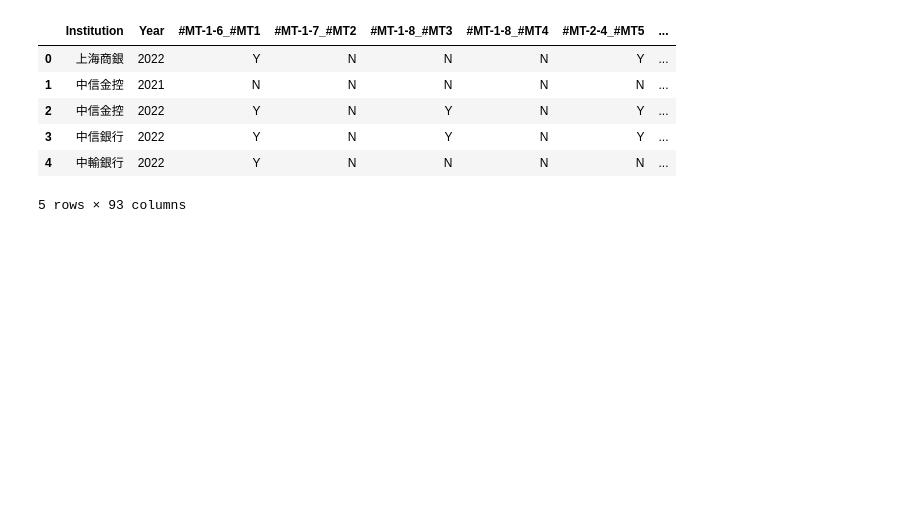
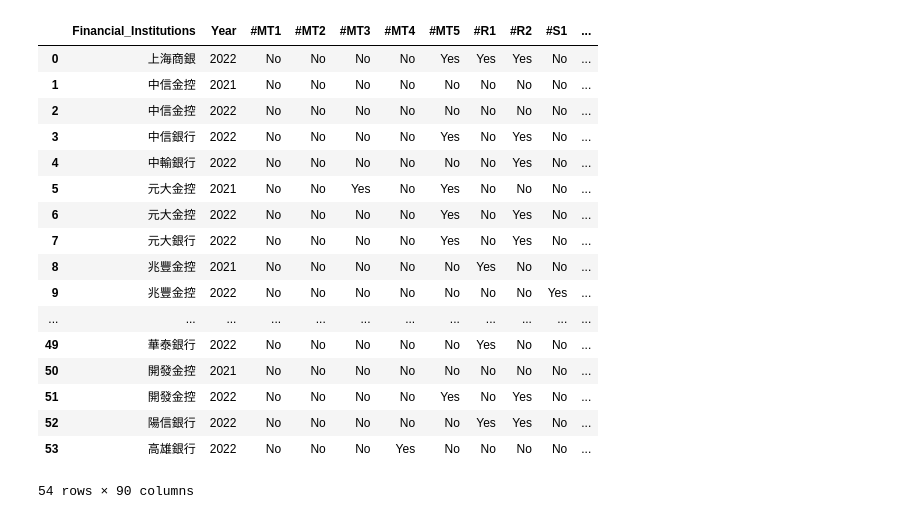
Before and after one commit to Mattis3858/rag_for_tcfd_reports, a Jupyter notebook: llm_second_verification_accuracy_analysis.ipynb, the cells around one changed output. Cells and saved outputs as stored; diff of their text form; code cells hidden in the pictures; blank space fills up the shorter version.

```diff
--- a/llm_second_verification_accuracy_analysis.ipynb
+++ b/llm_second_verification_accuracy_analysis.ipynb
@@ -92,0 +82,5 @@ verified_df.head()
+# %%
+verified_df = pd.read_csv('data/llm_question_answering_results/tcfd_gpt_verified_results.csv')
+
+# Display the first few rows
+verified_df.head()
@@ -96,12 +97,12 @@ def parse_llm_response(row):
     response = row['LLM_Response']
     if response.startswith("Yes"):
         return row['Original_Label']
-    elif "None" in response:
+    elif "None" or "No" in response:
         return None
-    else:
-        # 如果LLM建議其他標準，嘗試提取
-        possible_labels = [label for label, _ in label_definitions if label in response]
-        return possible_labels[0] if possible_labels else None
+    # else:
+    #     # 如果LLM建議其他標準，嘗試提取
+    #     possible_labels = [label for label, _ in label_definitions if label in response]
+    #     return possible_labels[0] if possible_labels else None
 
 verified_df['Final_Label'] = verified_df.apply(parse_llm_response, axis=1)
 verified_df.head()
@@ -114,0 +116,6 @@ verified_df.head()
+# %%
+verified_df[['Institution', 'Year']] = verified_df['Report'].str.extract(r'(.+?)_(\d{4})')
+verified_df['Original_Label'] = verified_df['Original_Label'].str.split('_').str[-1]
+df_final = verified_df[['Institution', 'Year', 'Original_Label', 'Final_Label']].copy()
+df_final['Final_Label'] = np.where(df_final['Final_Label'].isna(), "No", "Yes")
+df_final
@@ -115,18 +156,27 @@ verified_df.head()
 # %%
-verified_df[['Institution', 'Year']] = verified_df['Report'].str.extract(r'(.+?)_(\d{4})')
-df_final = verified_df.dropna(subset=['Final_Label'])[['Institution', 'Year', 'Final_Label']].drop_duplicates()
-df_final['Answer'] = "Y"
-
-# pivot 成便於比對的格式
-df_pivot_llm = df_final.pivot_table(index=['Institution', 'Year'], columns='Final_Label', values='Answer', aggfunc='first').reset_index()
-df_pivot_llm.columns.name = None
-df_pivot_llm.fillna("N", inplace=True)
-df_pivot_llm.head()
+df_pivot = df_final.pivot_table(index=['Institution', 'Year'], columns='Original_Label', values='Final_Label', aggfunc='first')
+df_pivot.reset_index(inplace=True)
+# 調整欄位名稱
+df_pivot.columns.name = None  # 移除 columns 名稱
+df_pivot.rename(columns={'Institution': 'Financial_Institutions'}, inplace=True)
+df_pivot.fillna("No", inplace=True)  # 將缺失值補上 "No"
+df_pivot
 # %% [output]
-|  | Institution | Year | #MT-1-6_#MT1 | #MT-1-7_#MT2 | #MT-1-8_#MT3 | #MT-1-8_#MT4 | #MT-2-4_#MT5 | ... |
-| 0 | 上海商銀 | 2022 | Y | N | N | N | Y | ... |
-| 1 | 中信金控 | 2021 | N | N | N | N | N | ... |
-| 2 | 中信金控 | 2022 | Y | N | Y | N | Y | ... |
-| 3 | 中信銀行 | 2022 | Y | N | Y | N | Y | ... |
-| 4 | 中輸銀行 | 2022 | Y | N | N | N | N | ... |
+|  | Financial_Institutions | Year | #MT1 | #MT2 | #MT3 | #MT4 | #MT5 | #R1 | #R2 | #S1 | ... |
+| 0 | 上海商銀 | 2022 | No | No | No | No | Yes | Yes | Yes | No | ... |
+| 1 | 中信金控 | 2021 | No | No | No | No | No | No | No | No | ... |
+| 2 | 中信金控 | 2022 | No | No | No | No | No | No | No | No | ... |
+| 3 | 中信銀行 | 2022 | No | No | No | No | Yes | No | Yes | No | ... |
+| 4 | 中輸銀行 | 2022 | No | No | No | No | No | No | Yes | No | ... |
+| 5 | 元大金控 | 2021 | No | No | Yes | No | Yes | No | No | No | ... |
+| 6 | 元大金控 | 2022 | No | No | No | No | Yes | No | Yes | No | ... |
+| 7 | 元大銀行 | 2022 | No | No | No | No | Yes | No | Yes | No | ... |
+| 8 | 兆豐金控 | 2021 | No | No | No | No | No | Yes | No | No | ... |
+| 9 | 兆豐金控 | 2022 | No | No | No | No | No | No | No | Yes | ... |
+| ... | ... | ... | ... | ... | ... | ... | ... | ... | ... | ... | ... |
+| 49 | 華泰銀行 | 2022 | No | No | No | No | No | Yes | No | No | ... |
+| 50 | 開發金控 | 2021 | No | No | No | No | No | No | No | No | ... |
+| 51 | 開發金控 | 2022 | No | No | No | No | Yes | No | Yes | No | ... |
+| 52 | 陽信銀行 | 2022 | No | No | No | No | No | Yes | Yes | No | ... |
+| 53 | 高雄銀行 | 2022 | No | No | No | Yes | No | No | No | No | ... |
-5 rows × 93 columns
+54 rows × 90 columns
```
Also changed, not shown: parts of 12 cells of this notebook, 2 other files.
